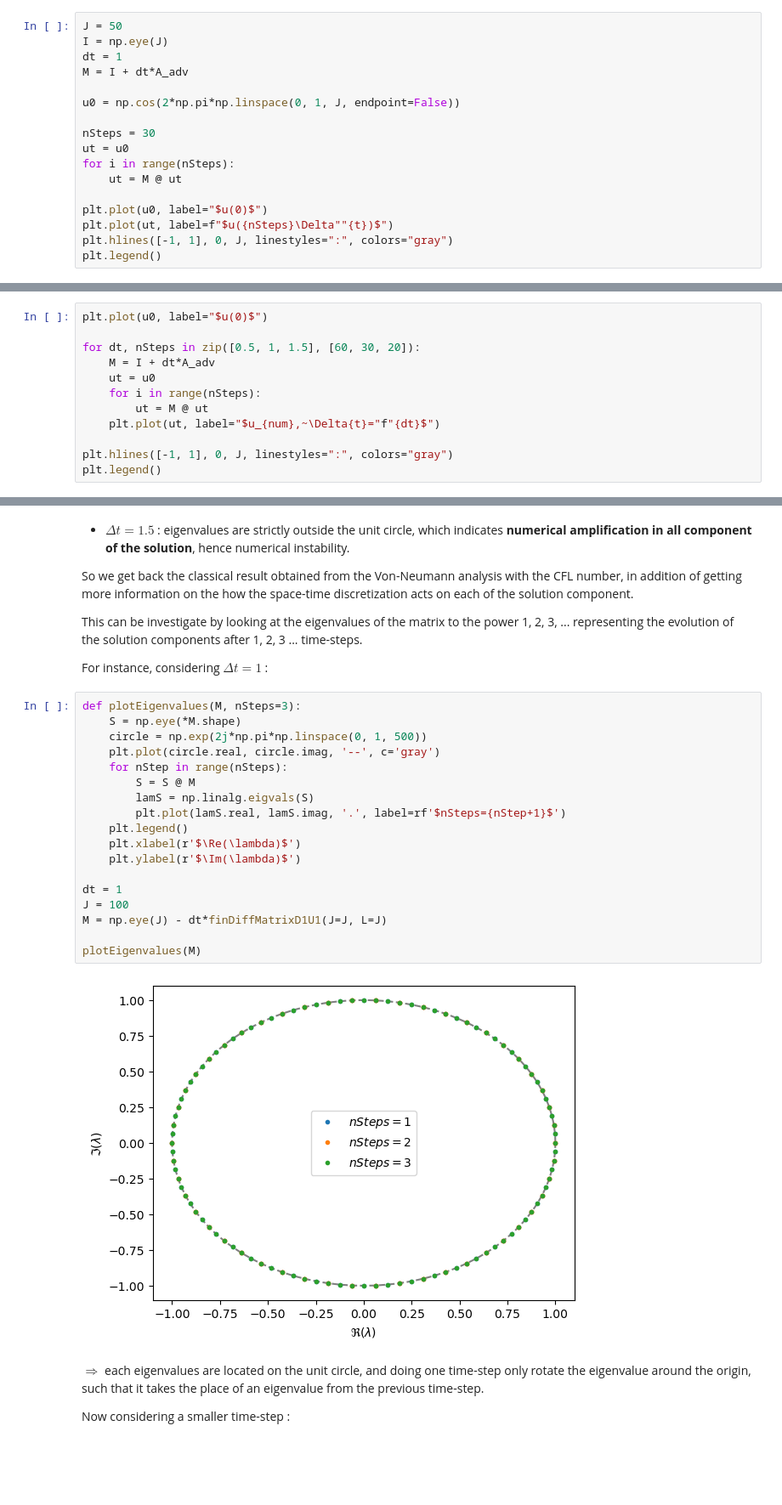
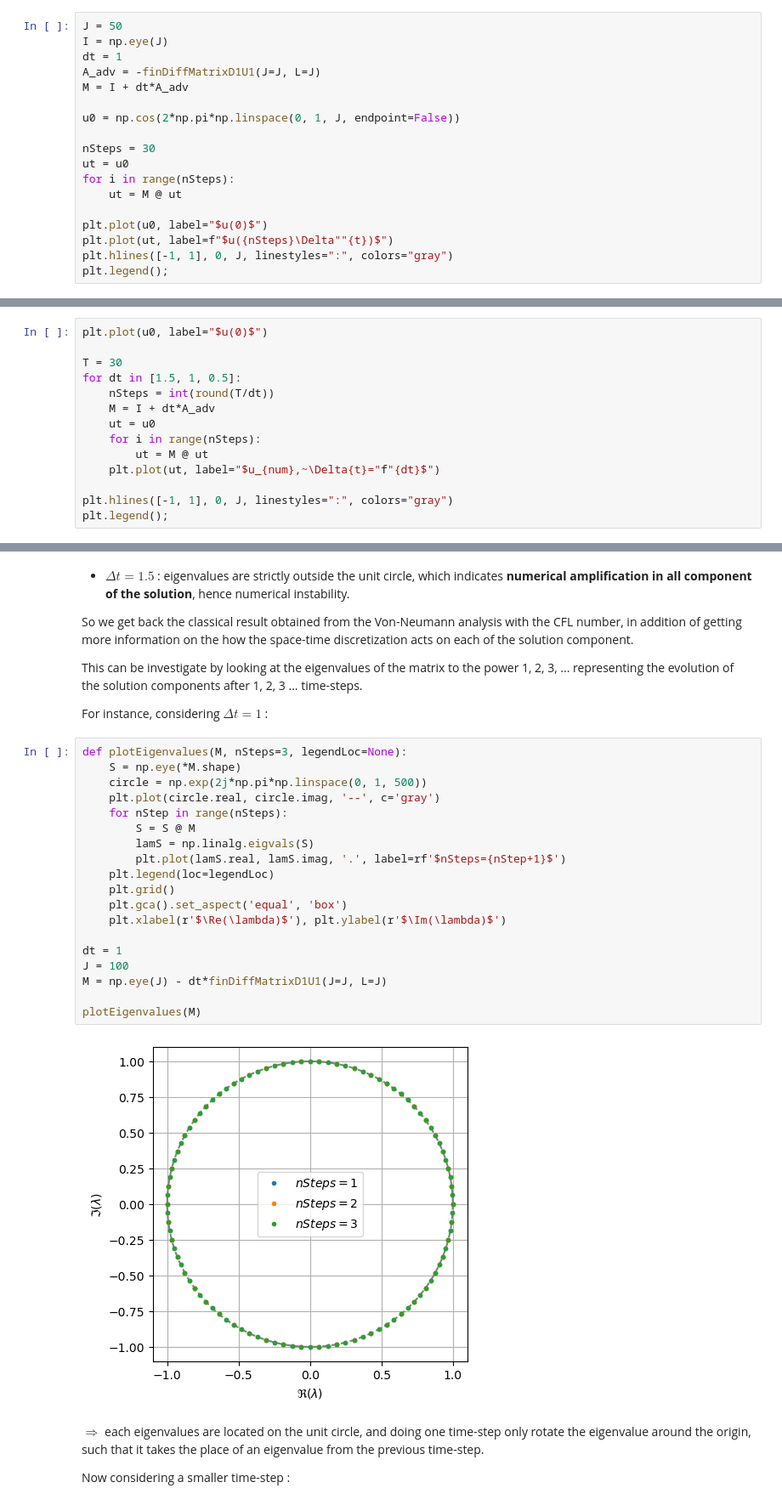
Before and after one commit to tlunet/pint-workshops, a Jupyter notebook: 2023-06_IPH-Workshop/s2/notebook.ipynb, the cells around one changed output, grey strips where cells are left out. Shown at 85% size. Drawn from its saved outputs; the diff is of its cells as text; blank space fills up the shorter version.

```diff
--- a/2023-06_IPH-Workshop/s2/notebook.ipynb
+++ b/2023-06_IPH-Workshop/s2/notebook.ipynb
@@ -158,6 +157,7 @@ Let us use that to quickly compute the numerical solution for advection on a few
 J = 50
 I = np.eye(J)
 dt = 1
+A_adv = -finDiffMatrixD1U1(J=J, L=J)
 M = I + dt*A_adv
 
 u0 = np.cos(2*np.pi*np.linspace(0, 1, J, endpoint=False))
@@ -170,5 +170,5 @@ for i in range(nSteps):
 plt.plot(u0, label="$u(0)$")
 plt.plot(ut, label=f"$u({nSteps}\Delta""{t})$")
 plt.hlines([-1, 1], 0, J, linestyles=":", colors="gray")
-plt.legend()
+plt.legend();
 # %% [output]
@@ -195,7 +194,9 @@ Now, let us look at different time-step sizes but simulate until the same comput
 # %%
 plt.plot(u0, label="$u(0)$")
 
-for dt, nSteps in zip([0.5, 1, 1.5], [60, 30, 20]):
+T = 30
+for dt in [1.5, 1, 0.5]:
+    nSteps = int(round(T/dt))
     M = I + dt*A_adv
     ut = u0
     for i in range(nSteps):
@@ -203,5 +204,5 @@ for dt, nSteps in zip([0.5, 1, 1.5], [60, 30, 20]):
     plt.plot(ut, label="$u_{num},~\Delta{t}="f"{dt}$")
 
 plt.hlines([-1, 1], 0, J, linestyles=":", colors="gray")
-plt.legend()
+plt.legend();
 # %% [output]
@@ -240,25 +240,26 @@ This can be investigate by looking at the eigenvalues of the matrix to the power
 
 For instance, considering $\Delta{t}=1$ :
 # %%
-def plotEigenvalues(M, nSteps=3):
+def plotEigenvalues(M, nSteps=3, legendLoc=None):
     S = np.eye(*M.shape)
     circle = np.exp(2j*np.pi*np.linspace(0, 1, 500))
     plt.plot(circle.real, circle.imag, '--', c='gray')
     for nStep in range(nSteps):
         S = S @ M
         lamS = np.linalg.eigvals(S)
         plt.plot(lamS.real, lamS.imag, '.', label=rf'$nSteps={nStep+1}$')
-    plt.legend()
-    plt.xlabel(r'$\Re(\lambda)$')
-    plt.ylabel(r'$\Im(\lambda)$')
+    plt.legend(loc=legendLoc)
+    plt.grid()
+    plt.gca().set_aspect('equal', 'box')
+    plt.xlabel(r'$\Re(\lambda)$'), plt.ylabel(r'$\Im(\lambda)$')
 
 dt = 1
 J = 100
 M = np.eye(J) - dt*finDiffMatrixD1U1(J=J, L=J)
 
 plotEigenvalues(M)
 # %% [output]
-[figure, old version]
+[figure, new version]
 # %% [markdown]
 $\Rightarrow$ each eigenvalues are located on the unit circle, and doing one time-step only rotate the eigenvalue around the origin, such that it takes the place of an eigenvalue from the previous time-step.
 
```
Also changed, not shown: parts of 15 cells of this notebook, 1 other file.
